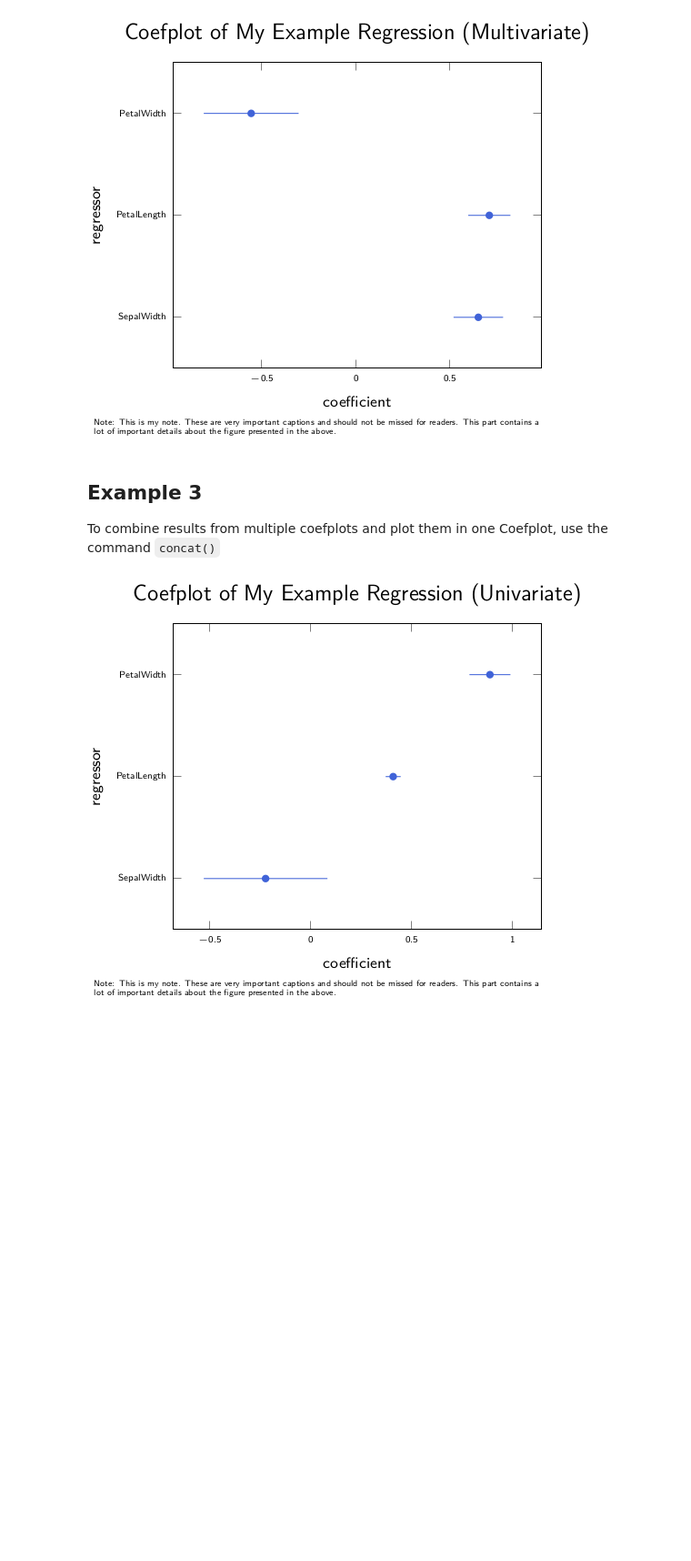
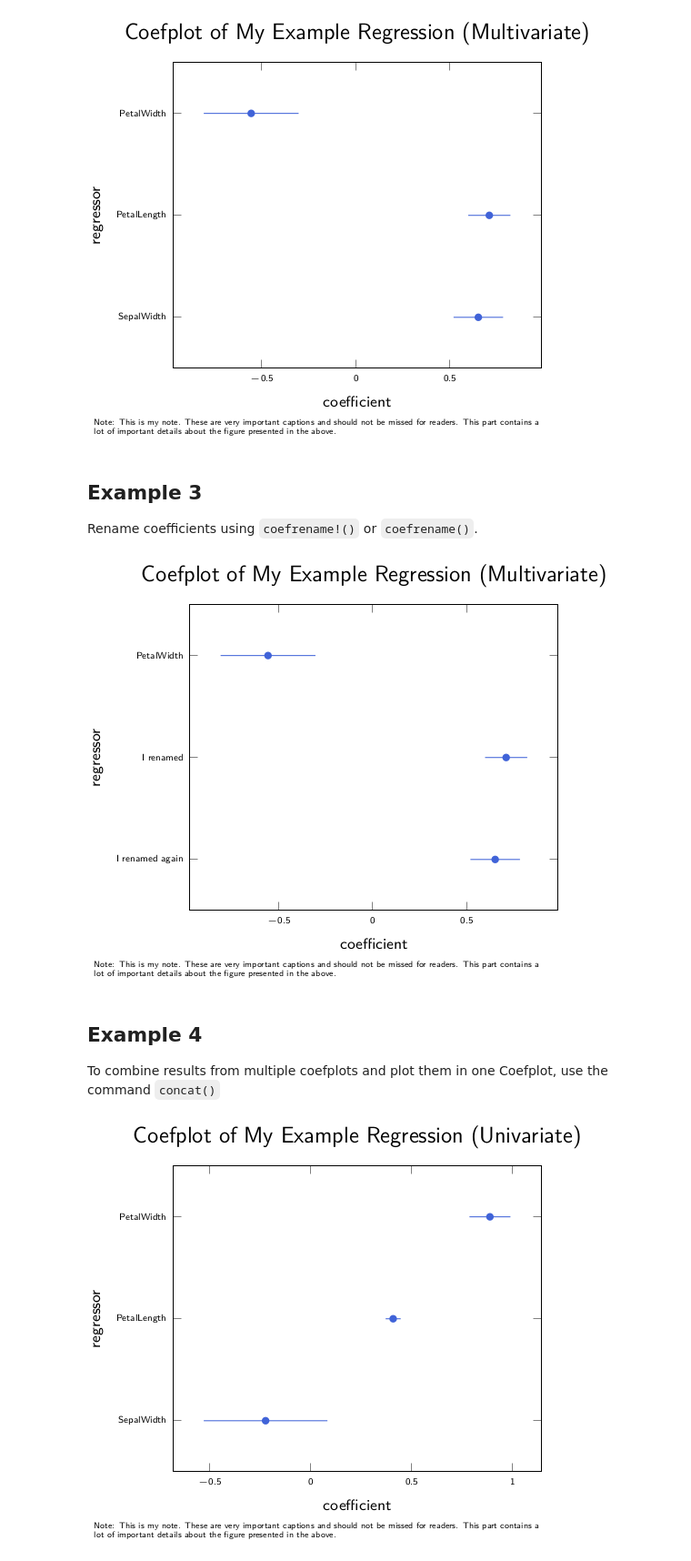
Before and after one commit to caibengbu/Coefplots.jl, a Jupyter notebook: examples/quick_start.ipynb, the cells around one changed output. Shown: that part at 91% size. Drawn from its saved outputs; the diff is of its cells as text; code cells hidden in the pictures; blank space fills up the shorter version.

Commit message:
add coefrename

```diff
--- a/examples/quick_start.ipynb
+++ b/examples/quick_start.ipynb
@@ -36,7 +36,15 @@ includenote!(coefplot,"Note: This is my note. These are very important captions
 plot(coefplot)
 # %% [output]
 [figure]
+# %% [markdown]
+## Example 3
+Rename coefficients using `coefrename!()` or `coefrename()`.
+# %%
+renamed_coefplot = coefrename(coefplot, :PetalLength => "I renamed", :SepalWidth => "I renamed again")
+plot(renamed_coefplot)
+# %% [output]
+[figure, added]
 # %% [markdown]
-## Example 3
+## Example 4
 To combine results from multiple coefplots and plot them in one Coefplot, use the command `concat()`
 # %%
```
Also changed, not shown: parts of 5 cells of this notebook, 4 other files.
